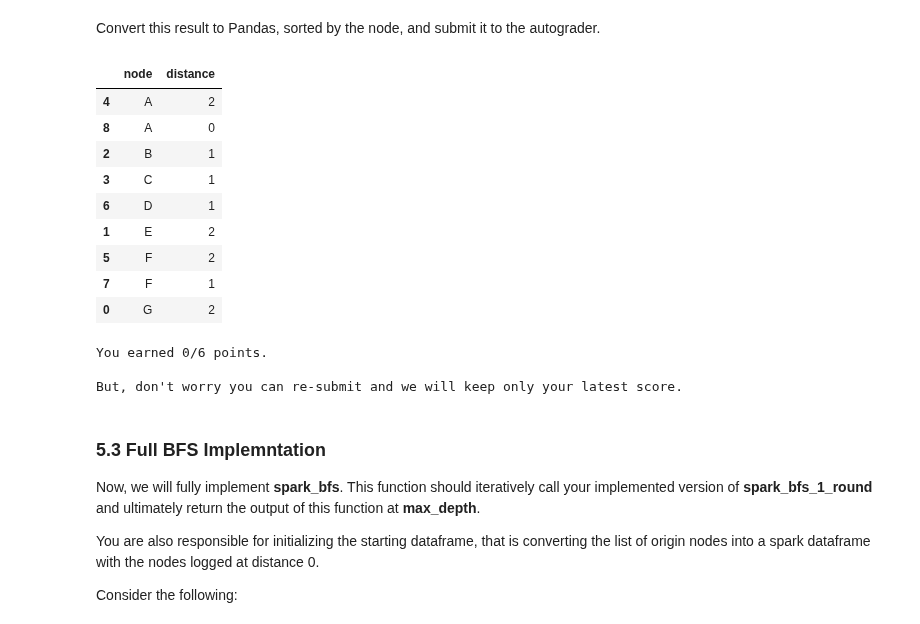
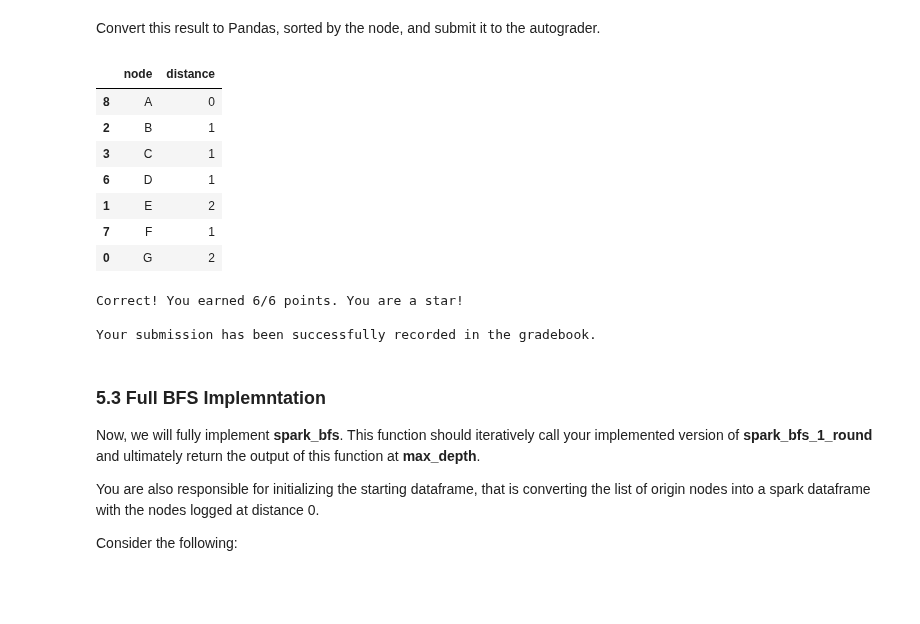
Before and after one commit to spatank/CIS-545, a Jupyter notebook: Homework_2_SPP.ipynb, the cells around one changed output. Drawn from its saved outputs; the diff is of its cells as text; code cells hidden in the pictures; blank space fills up the shorter version.

```diff
--- a/Homework_2_SPP.ipynb
+++ b/Homework_2_SPP.ipynb
@@ -1519,25 +1512,24 @@ simple_graph_sdf.show()
 # %% [markdown]
 Convert this result to Pandas, sorted by the node, and submit it to the autograder.
 # %%
-simple_bfs_test = spark_bfs_1_round(simple_1_round_bfs_sdf).toPandas().sort_values(by = 'node') # TODO
+simple_bfs_test = spark_bfs_1_round(simple_1_round_bfs_sdf).toPandas()
+simple_bfs_test = simple_bfs_test.sort_values('distance', ascending = True).drop_duplicates('node').sort_values(by = 'node')
 simple_bfs_test
 # %% [output]
 |  | node | distance |
-| 4 | A | 2 |
 | 8 | A | 0 |
 | 2 | B | 1 |
 | 3 | C | 1 |
 | 6 | D | 1 |
 | 1 | E | 2 |
-| 5 | F | 2 |
 | 7 | F | 1 |
 | 0 | G | 2 |
 # %%
 grader.grade(test_case_id = 'checksimpleBFS', answer = simple_bfs_test)
 # %% [output]
-You earned 0/6 points.
+Correct! You earned 6/6 points. You are a star!
 
-But, don't worry you can re-submit and we will keep only your latest score.
+Your submission has been successfully recorded in the gradebook.
 # %% [markdown]
 ### 5.3 Full BFS Implemntation
 
```
Also changed, not shown: parts of 15 cells of this notebook.
